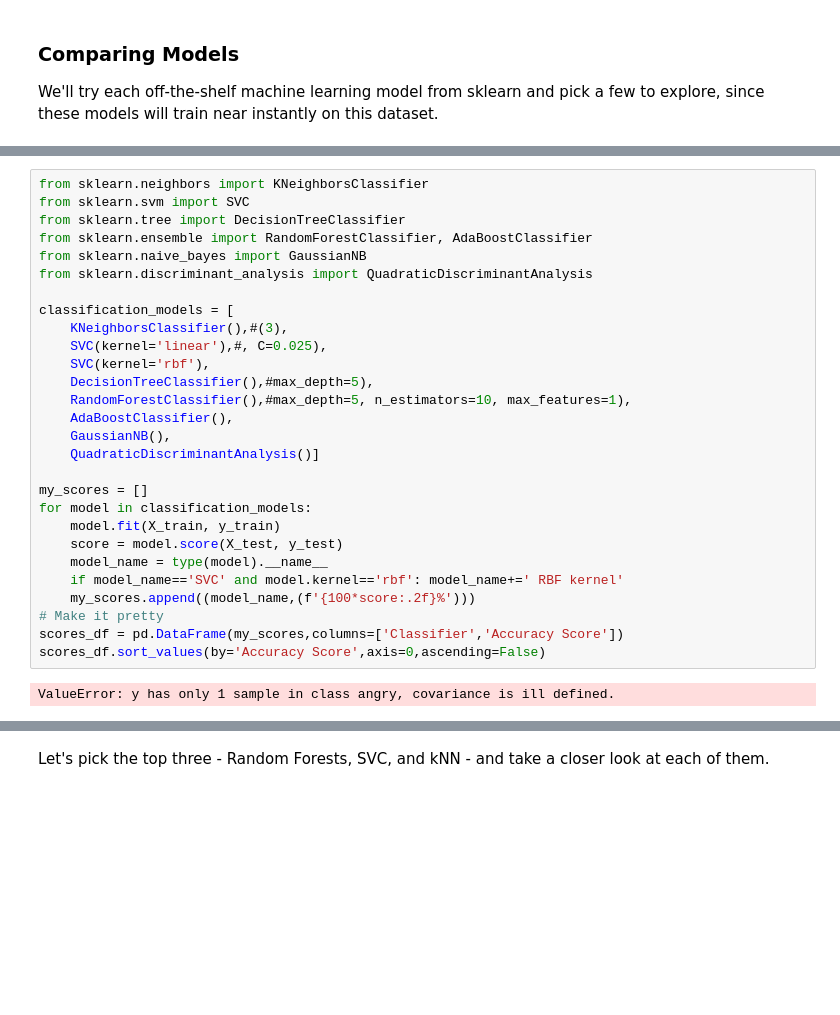
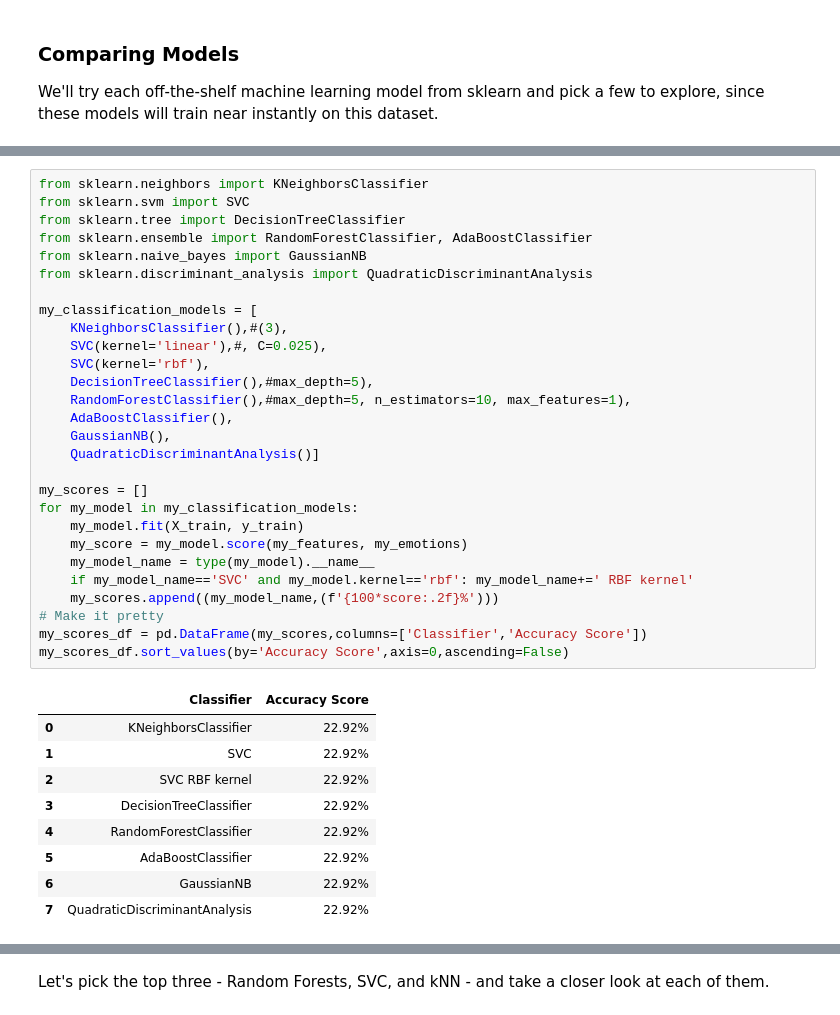
Before and after one commit to Stephy-Wong/Week3-ClassicML, a Jupyter notebook: Week_3_MachineLearning.ipynb, the cells around one changed output, grey strips where cells are left out. Saved outputs shown, nothing was run; the diff lists cells and outputs as text; blank space fills up the shorter version.

```diff
--- a/Week_3_MachineLearning.ipynb
+++ b/Week_3_MachineLearning.ipynb
@@ -659,33 +630,41 @@ scores_df.sort_values(by='Accuracy Score',axis=0,ascending=False)
 # %%
 from sklearn.neighbors import KNeighborsClassifier
 from sklearn.svm import SVC
 from sklearn.tree import DecisionTreeClassifier
 from sklearn.ensemble import RandomForestClassifier, AdaBoostClassifier
 from sklearn.naive_bayes import GaussianNB
 from sklearn.discriminant_analysis import QuadraticDiscriminantAnalysis
 
-classification_models = [
+my_classification_models = [
     KNeighborsClassifier(),#(3),
     SVC(kernel='linear'),#, C=0.025),
     SVC(kernel='rbf'),
     DecisionTreeClassifier(),#max_depth=5),
     RandomForestClassifier(),#max_depth=5, n_estimators=10, max_features=1),
     AdaBoostClassifier(),
     GaussianNB(),
     QuadraticDiscriminantAnalysis()]
 
 my_scores = []
-for model in classification_models:
-    model.fit(X_train, y_train)
-    score = model.score(X_test, y_test)
-    model_name = type(model).__name__
-    if model_name=='SVC' and model.kernel=='rbf': model_name+=' RBF kernel'
-    my_scores.append((model_name,(f'{100*score:.2f}%')))
+for my_model in my_classification_models:
+    my_model.fit(X_train, y_train)
+    my_score = my_model.score(my_features, my_emotions)
+    my_model_name = type(my_model).__name__
+    if my_model_name=='SVC' and my_model.kernel=='rbf': my_model_name+=' RBF kernel'
+    my_scores.append((my_model_name,(f'{100*score:.2f}%')))
 # Make it pretty
-scores_df = pd.DataFrame(my_scores,columns=['Classifier','Accuracy Score'])
-scores_df.sort_values(by='Accuracy Score',axis=0,ascending=False)
+my_scores_df = pd.DataFrame(my_scores,columns=['Classifier','Accuracy Score'])
+my_scores_df.sort_values(by='Accuracy Score',axis=0,ascending=False)
 # %% [output]
-ValueError: y has only 1 sample in class angry, covariance is ill defined.
+|  | Classifier | Accuracy Score |
+| 0 | KNeighborsClassifier | 22.92% |
+| 1 | SVC | 22.92% |
+| 2 | SVC RBF kernel | 22.92% |
+| 3 | DecisionTreeClassifier | 22.92% |
+| 4 | RandomForestClassifier | 22.92% |
+| 5 | AdaBoostClassifier | 22.92% |
+| 6 | GaussianNB | 22.92% |
+| 7 | QuadraticDiscriminantAnalysis | 22.92% |
 # %%
 from sklearn.neighbors import KNeighborsClassifier
 from sklearn.svm import SVC
```
Also changed, not shown: parts of 5 cells of this notebook.
